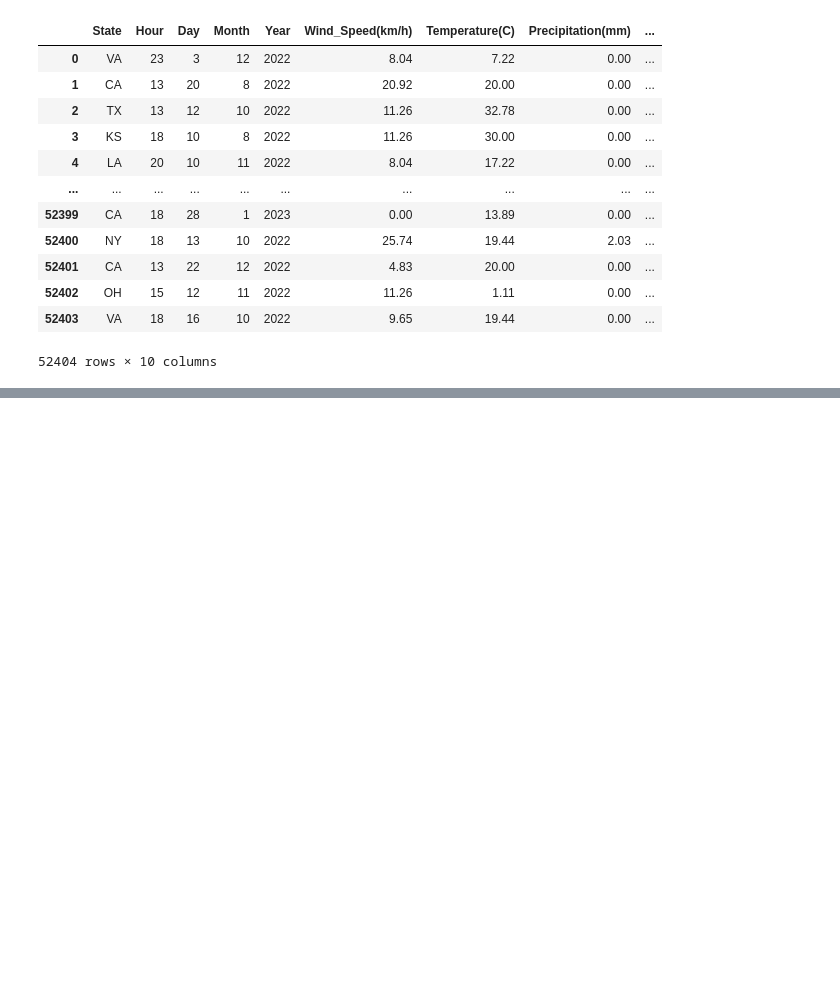
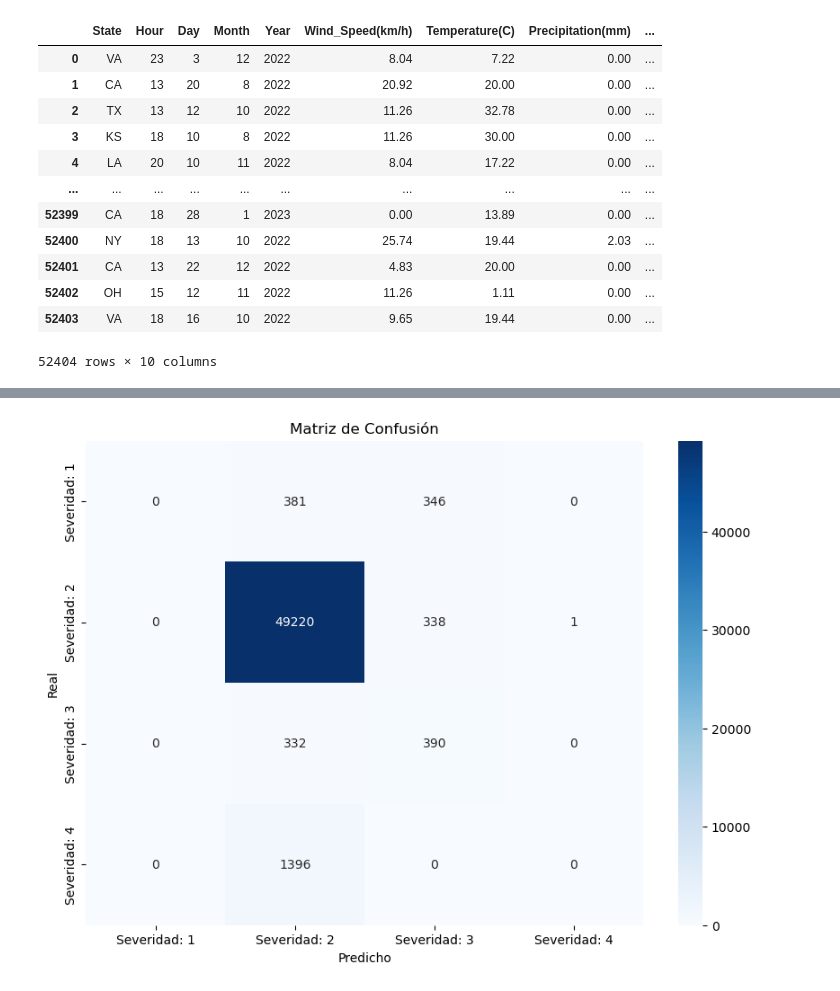
Before and after one commit to samuuap/TFM, a Jupyter notebook: Tecnicas/TFM_Predicciones 2.ipynb, the cells around one changed output, grey strips where cells are left out. Saved outputs shown, nothing was run; the diff lists cells and outputs as text; code cells hidden in the pictures; blank space fills up the shorter version.

```diff
--- a/Tecnicas/TFM_Predicciones 2.ipynb
+++ b/Tecnicas/TFM_Predicciones 2.ipynb
@@ -1054,0 +1033,93 @@ El desfase medio es: 2 horas, 14 minutos, y 49 segundos
+# %%
+#-------------------------------------FILTRO XGBOOST SIN SMOTE---------------------
+#----------------------------------------------------------------------------------
+import pandas as pd
+import numpy as np
+from sklearn.preprocessing import StandardScaler
+from sklearn.metrics import confusion_matrix, accuracy_score, classification_report
+import matplotlib.pyplot as plt
+import seaborn as sns
+import xgboost as xgb
+from sklearn.model_selection import train_test_split
+
+# Cargar el dataset
+df = pd.read_csv("TFM_Limpio 1.csv")
+
+# Convertir la columna Severity a valores numéricos de 0 a 3
+severity_mapping = {1: 0, 2: 1, 3: 2, 4: 3}
+df['Severity'] = df['Severity'].map(severity_mapping)
+
+# Convertir la columna de fechas a tipo datetime si no está en ese formato
+df['Start_Time'] = pd.to_datetime(df['Start_Time'])
+
+# Agregar columnas de mes, año, día y hora
+df['Month'] = df['Start_Time'].dt.month
+df['Year'] = df['Start_Time'].dt.year
+df['Day'] = df['Start_Time'].dt.day
+df['Hour'] = df['Start_Time'].dt.hour
+
+# Seleccionar características y variable objetivo
+features = ['Distance(km)', 'Month', 'Year', 'Wind_Speed(km/h)', 'Temperature(C)', 'Precipitation(mm)']
+target = 'Severity'
+
+# Dividir conjunto de entrenamiento (hasta agosto de 2022) y conjunto de prueba (de agosto de 2022 a enero de 2023)
+train_data = df[df['Start_Time'] < '2022-08-01']
+test_data = df[(df['Start_Time'] >= '2022-08-01') & (df['Start_Time'] <= '2023-01-31')].copy()
+
+# Dividir conjunto de prueba en características y variable objetivo
+X_train = train_data[features]
+y_train = train_data[target]
+X_test = test_data[features]
+y_test = test_data[target]
+
+# Escalado de características
+scaler = StandardScaler()
+X_train_scaled = scaler.fit_transform(X_train)
+X_test_scaled = scaler.transform(X_test)
+
+# Inicializar el clasificador XGBoost
+model = xgb.XGBClassifier(
+    objective='multi:softprob',
+    num_class=4,
+    random_state=42,
+    eval_metric='mlogloss'
+)
+
+# Entrenar el modelo
+model.fit(X_train_scaled, y_train)
+
+# Predecir la severidad de los accidentes de agosto de 2022 a enero de 2023
+predictions = model.predict(X_test_scaled)
+
+# Calcular el score del modelo
+accuracy = accuracy_score(y_test, predictions)
+print("Accuracy:", accuracy)
+
+# Calcular la matriz de confusión
+conf_matrix = confusion_matrix(y_test, predictions, labels=[0, 1, 2, 3])
+print("Confusion Matrix:")
+print(conf_matrix)
+
+# Crear un heatmap de la matriz de confusión
+plt.figure(figsize=(10,7))
+sns.heatmap(conf_matrix, annot=True, fmt='d', cmap='Blues', xticklabels=['Severidad: 1', 'Severidad: 2', 'Severidad: 3', 'Severidad: 4'],
+            yticklabels=['Severidad: 1', 'Severidad: 2', 'Severidad: 3', 'Severidad: 4'])
+plt.xlabel('Predicho')
+plt.ylabel('Real')
+plt.title('Matriz de Confusión')
+plt.show()
+
+# Agregar predicciones al conjunto de prueba
+test_data.loc[:, 'Predicted_Severity'] = predictions + 1
+
+# Seleccionar columnas necesarias para el nuevo DataFrame
+columns = ['State', 'Hour', 'Day', 'Month', 'Year', 'Wind_Speed(km/h)', 'Temperature(C)', 'Precipitation(mm)', 'Predicted_Severity']
+
+# Crear un nuevo DataFrame con las columnas seleccionadas
+result_df = test_data[columns]
+
+# Guardar el DataFrame en un archivo CSV
+# result_df.to_csv("predicted_severity_aug2022_jan2023.csv", index=False)
+
+# print("CSV generado exitosamente.")
+# %% [output]
@@ -1054,0 +1132 @@ El desfase medio es: 2 horas, 14 minutos, y 49 segundos
+[figure, added]
```
Also changed, not shown: parts of 20 cells of this notebook, 2 other files.
